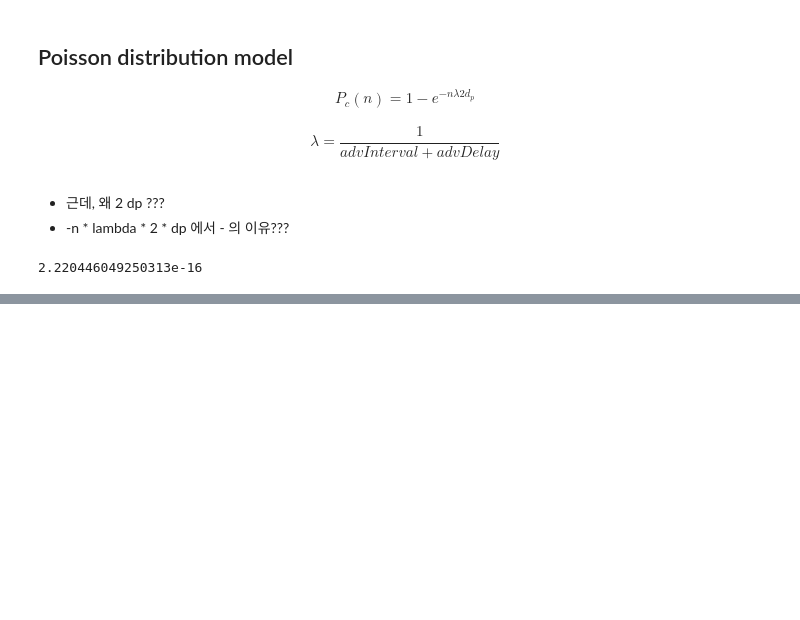
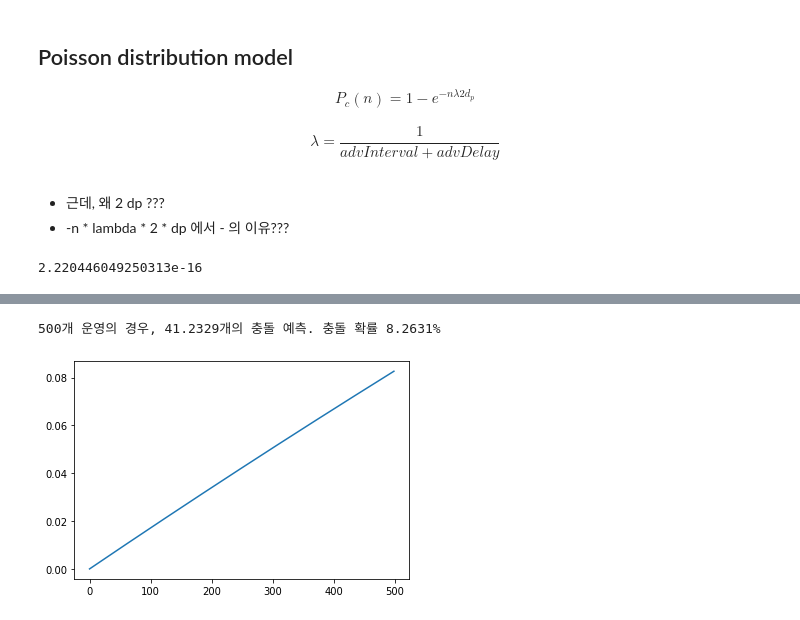
Before and after one commit to dolmani38/BLE-signal-collision-simulation, a Jupyter notebook: simulation_0625.ipynb, the cells around one changed output, grey strips where cells are left out. Drawn from its saved outputs; the diff is of its cells as text; code cells hidden in the pictures; blank space fills up the shorter version.

```diff
--- a/simulation_0625.ipynb
+++ b/simulation_0625.ipynb
@@ -218,0 +261,5 @@ collision_simulation2(signal_count=2000)
+# %%
+collision_simulation3(signal_count=500)
+# %% [output]
+500개 운영의 경우, 41.2329개의 충돌 예측. 충돌 확률 8.2631%
+[figure, added]
```
Also changed, not shown: parts of 15 cells of this notebook.
